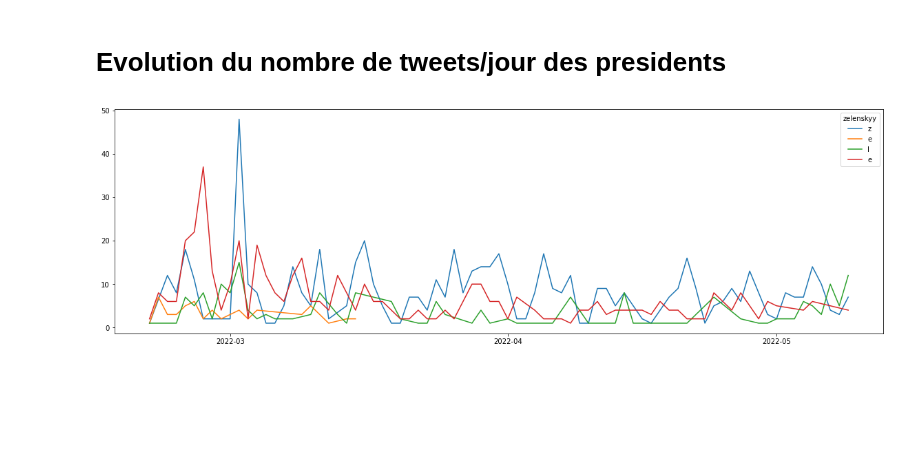
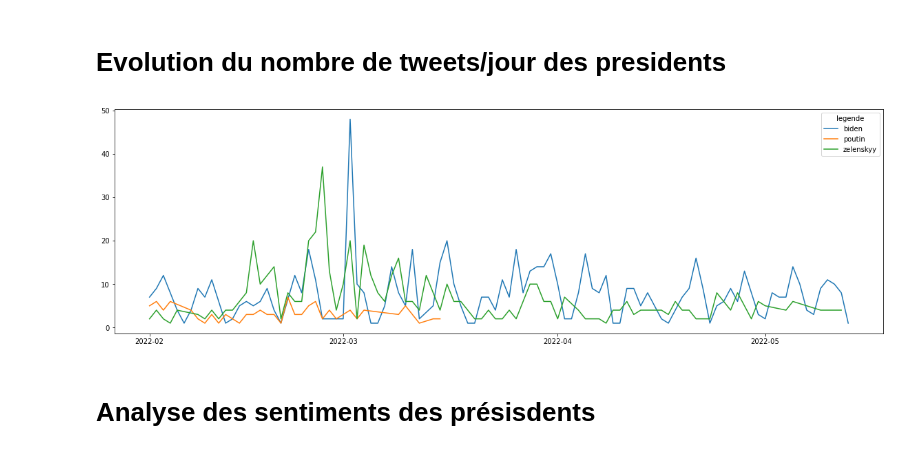
Before and after one commit to Amenay-khl/Osint, a Jupyter notebook: Osint_Uk2.ipynb, the cells around one changed output. Cells and saved outputs as stored; diff of their text form; code cells hidden in the pictures; blank space fills up the shorter version.

```diff
--- a/Osint_Uk2.ipynb
+++ b/Osint_Uk2.ipynb
@@ -151,5 +152,3 @@ df.to_excel("tweets_uk.xlsx")
-# %%
-df=pd.read_excel("tweets_uk.xlsx",lines=True)
 # %%
 # verification de valeurs manquantes
 df.isna().sum().sort_values(ascending=False)
@@ -418,7 +605,7 @@ df_EmmanuelMacron=[]
 df_ZelenskyyUa=[]
 presidents=[df_POTUS,df_KremlinRussia_E,df_EmmanuelMacron,df_ZelenskyyUa]
 
-limits =1000
+limits =2000
 president=0
 
 for query in query:
@@ -469,17 +656,23 @@ df_count_tweet_ZelenskyyUa=df_count_tweets[3]
 # dates = df_count_tweet['Date']
 # y = df_count_tweet['tweet_count']
 # %%
-nom_presidents=['biden','poutin','macron','zelenskyy']
+nom_presidents=['biden','poutin','zelenskyy']
+presidents=[df_POTUS,df_KremlinRussia_E,df_ZelenskyyUa]
+df_count_tweets=[df_count_tweet_POTUS,df_count_tweet_KremlinRussia_E,df_count_tweet_ZelenskyyUa]
+
+
 i=0
 fig, ax = plt.subplots(figsize=(20, 6))
 for df in presidents:
     half_year_locator = mdates.MonthLocator(interval=1)
     year_month_formatter = mdates.DateFormatter("%Y-%m") # four digits for year, two for month
 
     ax.xaxis.set_major_locator(half_year_locator)
     ax.xaxis.set_major_formatter(year_month_formatter) # formatter for major axis only
     ax.plot(df_count_tweets[i]['Date'], df_count_tweets[i]['tweet_count'])
-    legend = plt.legend(nom_presidents[i], title = nom_presidents[i])
+    legend = plt.legend(nom_presidents, title = 'legende')
     i+=1
 # %% [output]
-[figure, old version]
+[figure, new version]
+# %% [markdown]
+# Analyse des sentiments des présisdents
```
Also changed, not shown: parts of 80 cells of this notebook.
